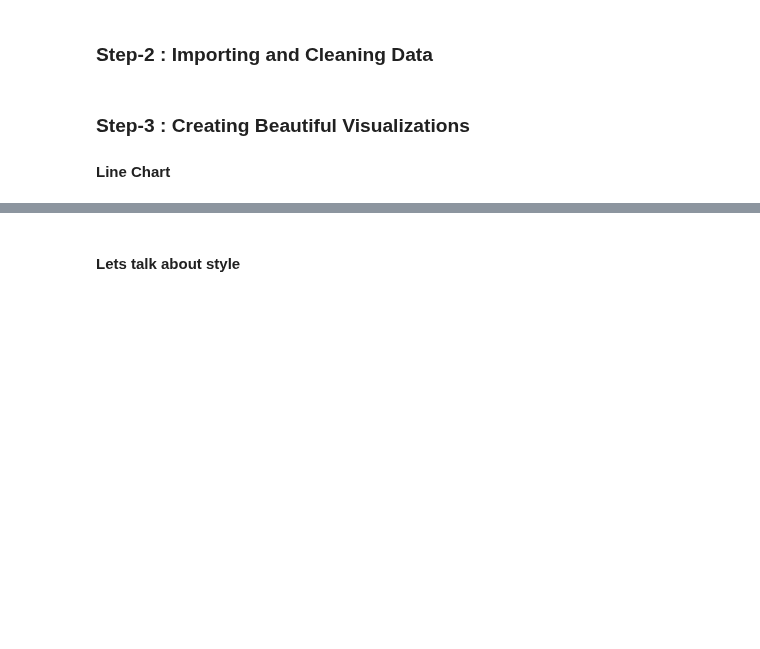
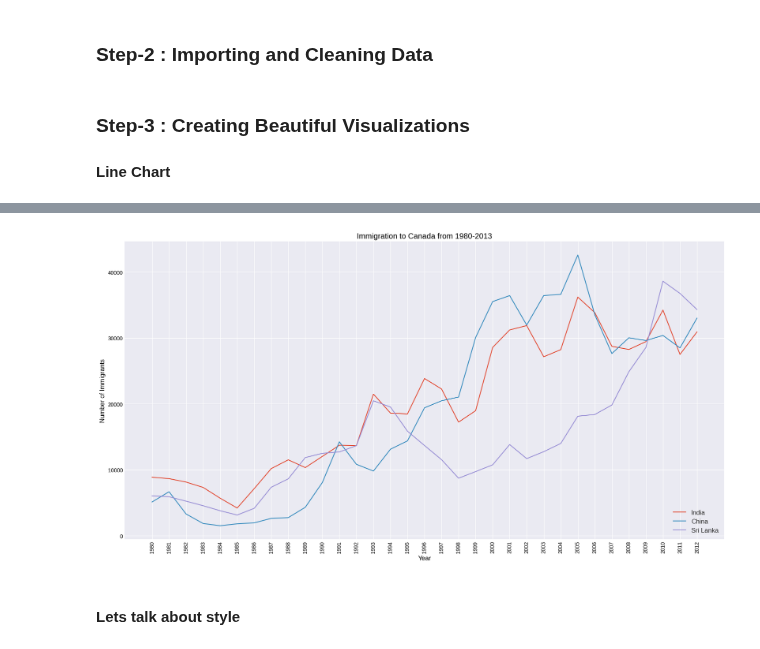
Before and after one commit to e3la/DataVisualizationPython, a Jupyter notebook: DataVisualizationPython.ipynb, the cells around one changed output, grey strips where cells are left out. Cells and saved outputs as stored; diff of their text form; code cells hidden in the pictures; blank space fills up the shorter version.

```diff
--- a/DataVisualizationPython.ipynb
+++ b/DataVisualizationPython.ipynb
@@ -36,5 +60,23 @@ SyntaxError: ignored
 # %%
 # Multiple Line chart
+
+fig2 = plt.plot(df.loc['India',years], label = 'India')
+plt.plot(df.loc['China',years], label = 'China')
+plt.plot(df.loc['Philippines',years], label = 'Sri Lanka')
+#plt.legend(loc = 'upper left', fontsize = 12)
+plt.legend(loc = 'lower right', fontsize = 12)
+plt.xticks(rotation = 90, color = 'black')
+plt.yticks(color = 'black')
+plt.title('Immigration to Canada from 1980-2013',color = 'black')
+plt.xlabel('Year',color = 'black')
+plt.ylabel('Number of Immigrants',color = 'black')
+plt.savefig('linechart_multiple.png')
+plt.style.use('dark_background')
+
+
+plt.show()
+# %% [output]
+[figure, added]
 # %% [markdown]
 #### Lets talk about style
 # %%
```
Also changed, not shown: parts of 4 cells of this notebook.
